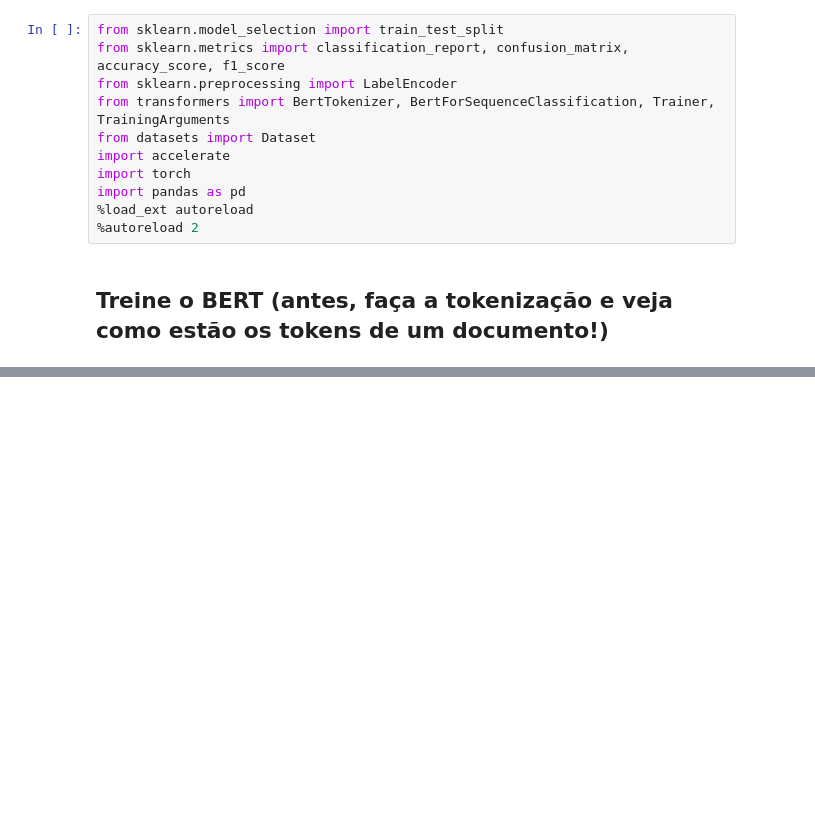
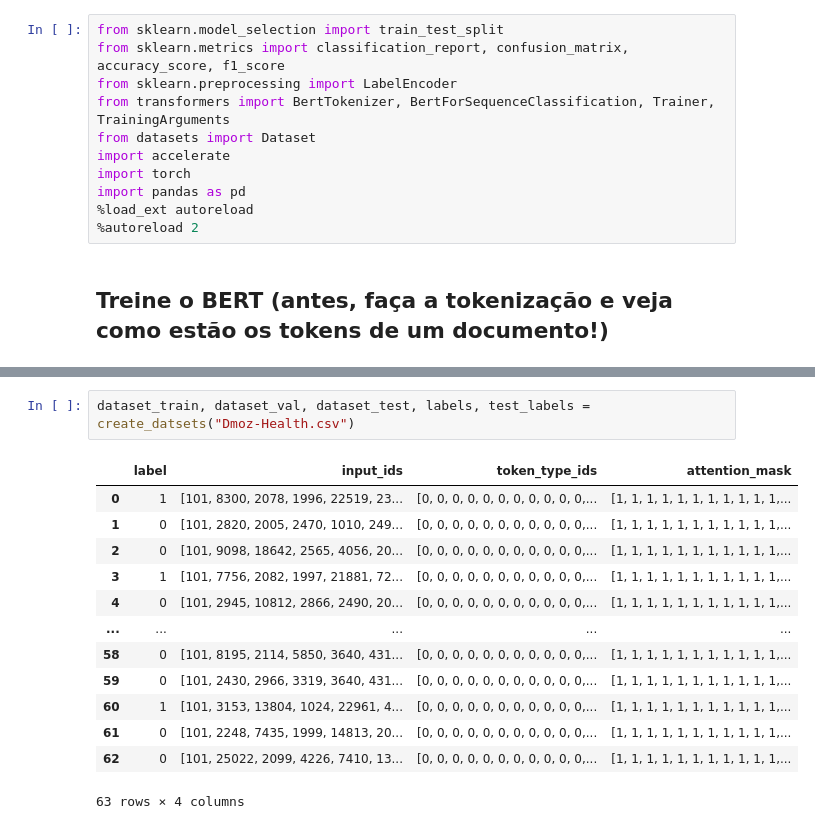
Before and after one commit to renandelgadoc/NLP, a Jupyter notebook: Projeto 4/p4.ipynb, the cells around one changed output, grey strips where cells are left out. Cells and saved outputs as stored; diff of their text form; blank space fills up the shorter version.

```diff
--- a/Projeto 4/p4.ipynb
+++ b/Projeto 4/p4.ipynb
@@ -148,0 +179,16 @@ weighted avg       1.00      1.00      1.00       150
+# %%
+dataset_train, dataset_val, dataset_test, labels, test_labels = create_datsets("Dmoz-Health.csv")
+# %% [output]
+|  | label | input_ids | token_type_ids | attention_mask |
+| 0 | 1 | [101, 8300, 2078, 1996, 22519, 23... | [0, 0, 0, 0, 0, 0, 0, 0, 0, 0, 0,... | [1, 1, 1, 1, 1, 1, 1, 1, 1, 1, 1,... |
+| 1 | 0 | [101, 2820, 2005, 2470, 1010, 249... | [0, 0, 0, 0, 0, 0, 0, 0, 0, 0, 0,... | [1, 1, 1, 1, 1, 1, 1, 1, 1, 1, 1,... |
+| 2 | 0 | [101, 9098, 18642, 2565, 4056, 20... | [0, 0, 0, 0, 0, 0, 0, 0, 0, 0, 0,... | [1, 1, 1, 1, 1, 1, 1, 1, 1, 1, 1,... |
+| 3 | 1 | [101, 7756, 2082, 1997, 21881, 72... | [0, 0, 0, 0, 0, 0, 0, 0, 0, 0, 0,... | [1, 1, 1, 1, 1, 1, 1, 1, 1, 1, 1,... |
+| 4 | 0 | [101, 2945, 10812, 2866, 2490, 20... | [0, 0, 0, 0, 0, 0, 0, 0, 0, 0, 0,... | [1, 1, 1, 1, 1, 1, 1, 1, 1, 1, 1,... |
+| ... | ... | ... | ... | ... |
+| 58 | 0 | [101, 8195, 2114, 5850, 3640, 431... | [0, 0, 0, 0, 0, 0, 0, 0, 0, 0, 0,... | [1, 1, 1, 1, 1, 1, 1, 1, 1, 1, 1,... |
+| 59 | 0 | [101, 2430, 2966, 3319, 3640, 431... | [0, 0, 0, 0, 0, 0, 0, 0, 0, 0, 0,... | [1, 1, 1, 1, 1, 1, 1, 1, 1, 1, 1,... |
+| 60 | 1 | [101, 3153, 13804, 1024, 22961, 4... | [0, 0, 0, 0, 0, 0, 0, 0, 0, 0, 0,... | [1, 1, 1, 1, 1, 1, 1, 1, 1, 1, 1,... |
+| 61 | 0 | [101, 2248, 7435, 1999, 14813, 20... | [0, 0, 0, 0, 0, 0, 0, 0, 0, 0, 0,... | [1, 1, 1, 1, 1, 1, 1, 1, 1, 1, 1,... |
+| 62 | 0 | [101, 25022, 2099, 4226, 7410, 13... | [0, 0, 0, 0, 0, 0, 0, 0, 0, 0, 0,... | [1, 1, 1, 1, 1, 1, 1, 1, 1, 1, 1,... |
+63 rows × 4 columns
```
Also changed, not shown: parts of 13 cells of this notebook, 7 other files.
